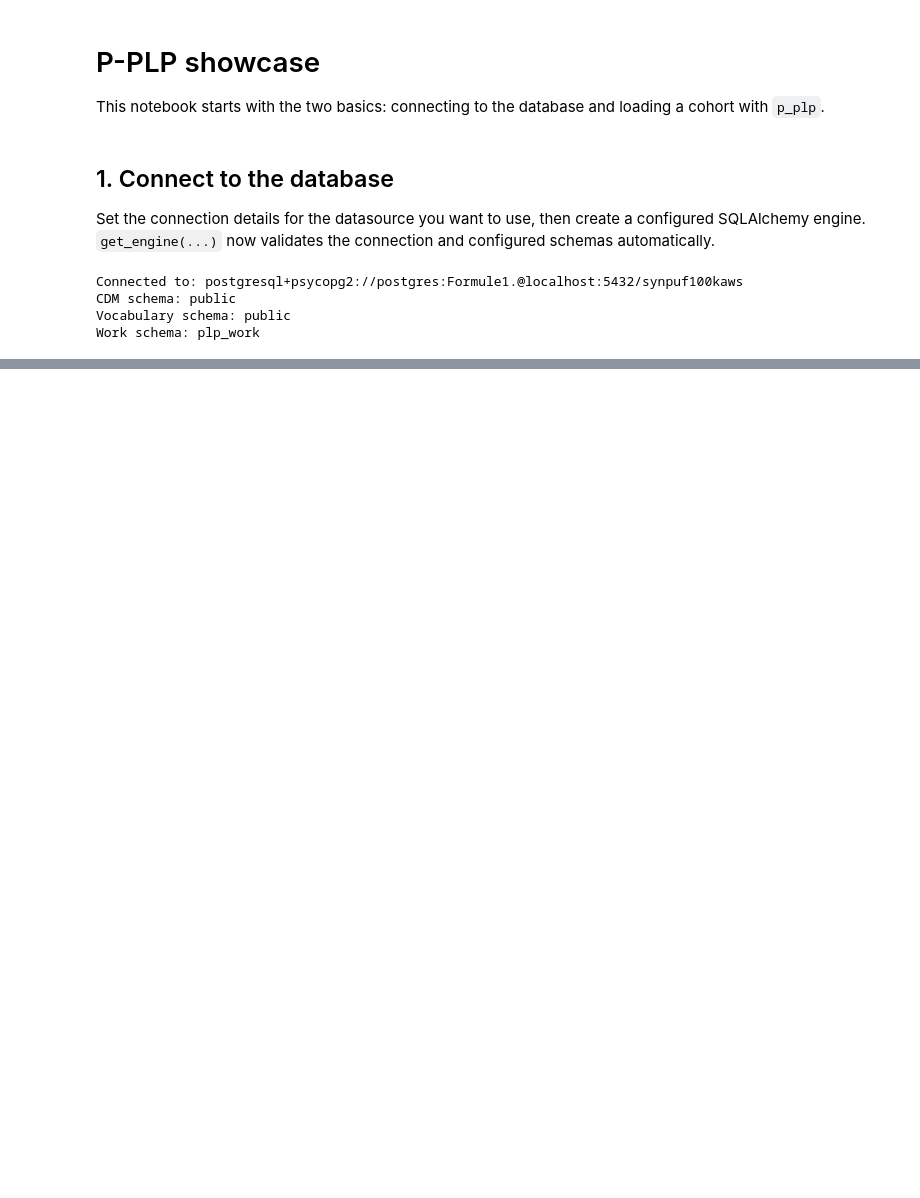
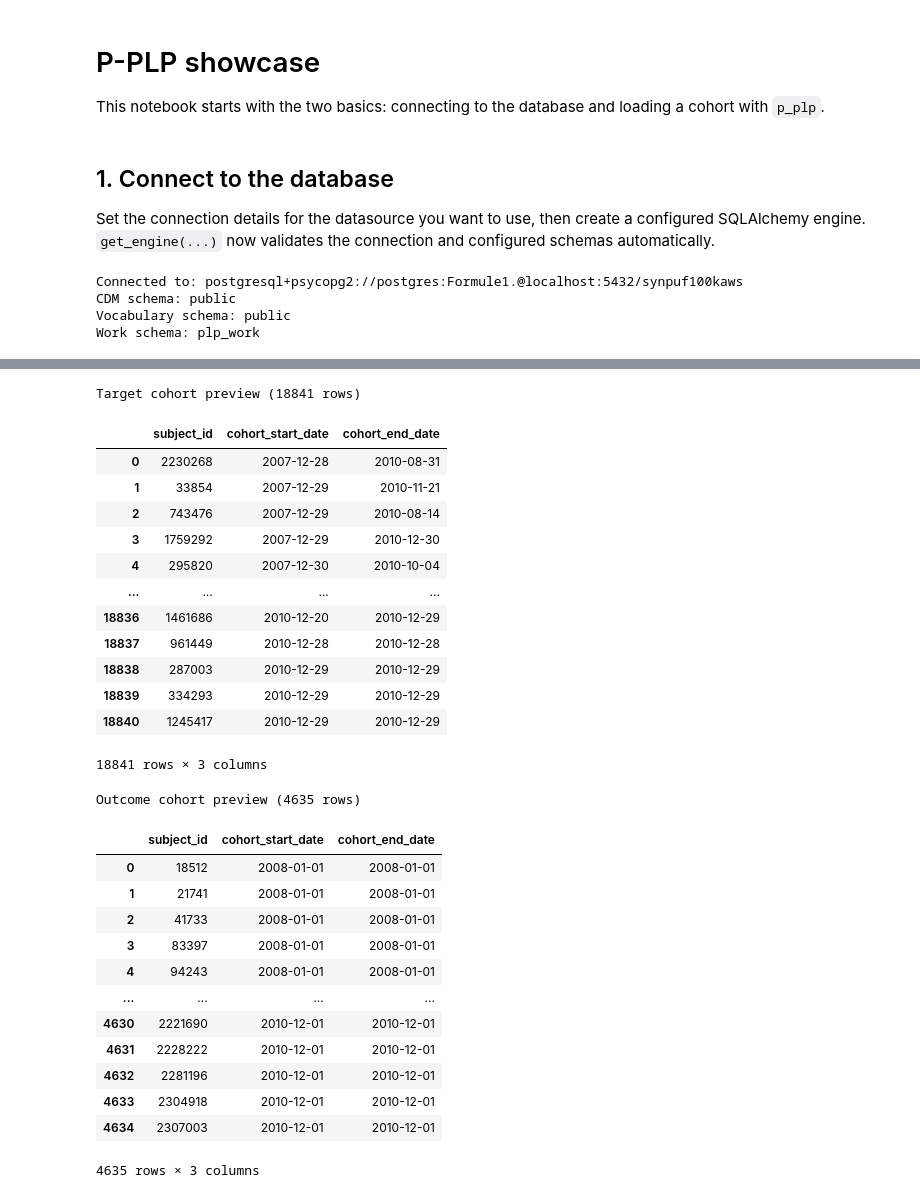
Before and after one commit to YouriDeKeersmaecker/P-PLP, a Jupyter notebook: notebooks/p_plp_showcase.ipynb, the cells around one changed output, grey strips where cells are left out. Drawn from its saved outputs; the diff is of its cells as text; code cells hidden in the pictures; blank space fills up the shorter version.

```diff
--- a/notebooks/p_plp_showcase.ipynb
+++ b/notebooks/p_plp_showcase.ipynb
@@ -62,0 +434,51 @@ read_table(engine, "person")
+# %%
+from p_plp.cohorts import *
+
+target_cohort = load_atlas_cohort_to_work_table(
+    engine,
+    sql=target_cohort_sql,
+    cohort_definition_id=target_cohort_definition_id,
+    table_name="target_cohort",
+)
+
+outcome_cohort = load_atlas_cohort_to_work_table(
+    engine,
+    sql=outcome_cohort_sql,
+    cohort_definition_id=outcome_cohort_definition_id,
+    table_name="outcome_cohort",
+)
+
+print(f"Target cohort preview ({len(target_cohort)} rows)")
+display(target_cohort)
+
+print(f"Outcome cohort preview ({len(outcome_cohort)} rows)")
+display(outcome_cohort)
+# %% [output]
+Target cohort preview (18841 rows)
+|  | subject_id | cohort_start_date | cohort_end_date |
+| 0 | 2230268 | 2007-12-28 | 2010-08-31 |
+| 1 | 33854 | 2007-12-29 | 2010-11-21 |
+| 2 | 743476 | 2007-12-29 | 2010-08-14 |
+| 3 | 1759292 | 2007-12-29 | 2010-12-30 |
+| 4 | 295820 | 2007-12-30 | 2010-10-04 |
+| ... | ... | ... | ... |
+| 18836 | 1461686 | 2010-12-20 | 2010-12-29 |
+| 18837 | 961449 | 2010-12-28 | 2010-12-28 |
+| 18838 | 287003 | 2010-12-29 | 2010-12-29 |
+| 18839 | 334293 | 2010-12-29 | 2010-12-29 |
+| 18840 | 1245417 | 2010-12-29 | 2010-12-29 |
+18841 rows × 3 columns
+Outcome cohort preview (4635 rows)
+|  | subject_id | cohort_start_date | cohort_end_date |
+| 0 | 18512 | 2008-01-01 | 2008-01-01 |
+| 1 | 21741 | 2008-01-01 | 2008-01-01 |
+| 2 | 41733 | 2008-01-01 | 2008-01-01 |
+| 3 | 83397 | 2008-01-01 | 2008-01-01 |
+| 4 | 94243 | 2008-01-01 | 2008-01-01 |
+| ... | ... | ... | ... |
+| 4630 | 2221690 | 2010-12-01 | 2010-12-01 |
+| 4631 | 2228222 | 2010-12-01 | 2010-12-01 |
+| 4632 | 2281196 | 2010-12-01 | 2010-12-01 |
+| 4633 | 2304918 | 2010-12-01 | 2010-12-01 |
+| 4634 | 2307003 | 2010-12-01 | 2010-12-01 |
+4635 rows × 3 columns
```
Also changed, not shown: parts of 8 cells of this notebook, 4 other files.
